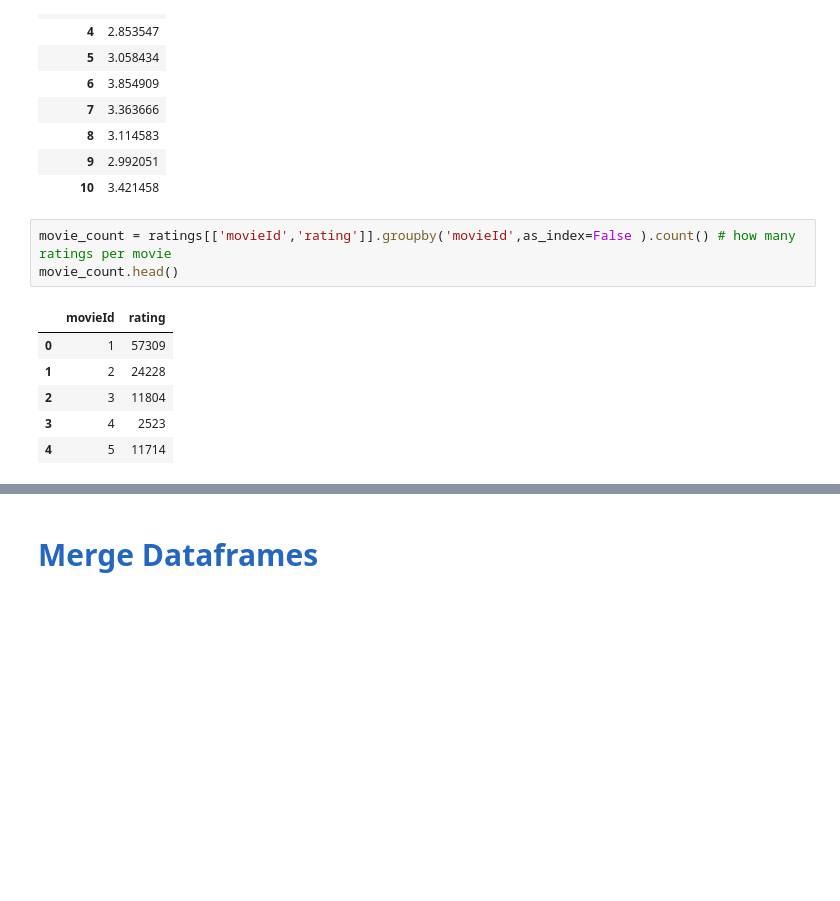
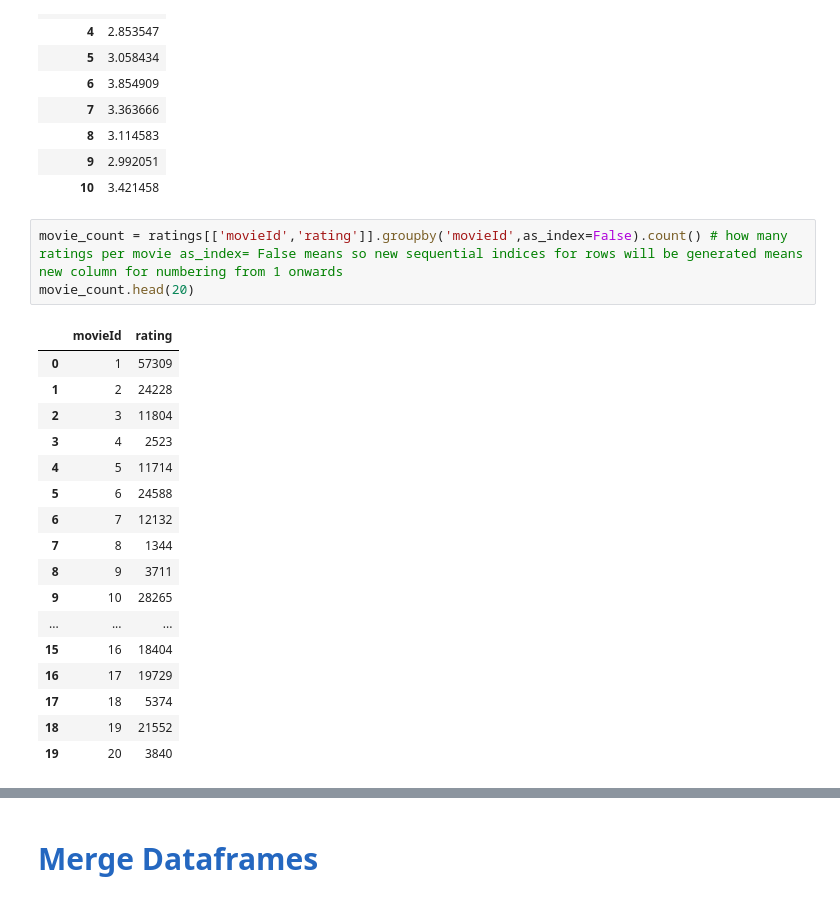
Before and after one commit to AkanchhaChoudhary/UCSanDiegoX-s-Data-Science-MicroMasters, a Jupyter notebook: Python_for_Data_Science/week-4/Introduction to Pandas.ipynb, the cells around one changed output, grey strips where cells are left out. Saved outputs shown, nothing was run; the diff lists cells and outputs as text; blank space fills up the shorter version.

```diff
--- a/Python_for_Data_Science/week-4/Introduction to Pandas.ipynb
+++ b/Python_for_Data_Science/week-4/Introduction to Pandas.ipynb
@@ -783,15 +783,26 @@ average_rating.head(10)
 | 9 | 2.992051 |
 | 10 | 3.421458 |
 # %%
-movie_count = ratings[['movieId','rating']].groupby('movieId',as_index=False ).count() # how many ratings per movie
-movie_count.head()
+movie_count = ratings[['movieId','rating']].groupby('movieId',as_index=False).count() # how many ratings per movie as_index= False means so new sequential indices for rows will be generated means new column for numbering from 1 onwards
+movie_count.head(20)
 # %% [output]
 |  | movieId | rating |
 | 0 | 1 | 57309 |
 | 1 | 2 | 24228 |
 | 2 | 3 | 11804 |
 | 3 | 4 | 2523 |
 | 4 | 5 | 11714 |
+| 5 | 6 | 24588 |
+| 6 | 7 | 12132 |
+| 7 | 8 | 1344 |
+| 8 | 9 | 3711 |
+| 9 | 10 | 28265 |
+| ... | ... | ... |
+| 15 | 16 | 18404 |
+| 16 | 17 | 19729 |
+| 17 | 18 | 5374 |
+| 18 | 19 | 21552 |
+| 19 | 20 | 3840 |
 # %%
 row_0 = movie_count.iloc[6]
 type(row_0)
```
Also changed, not shown: parts of 10 cells of this notebook.
